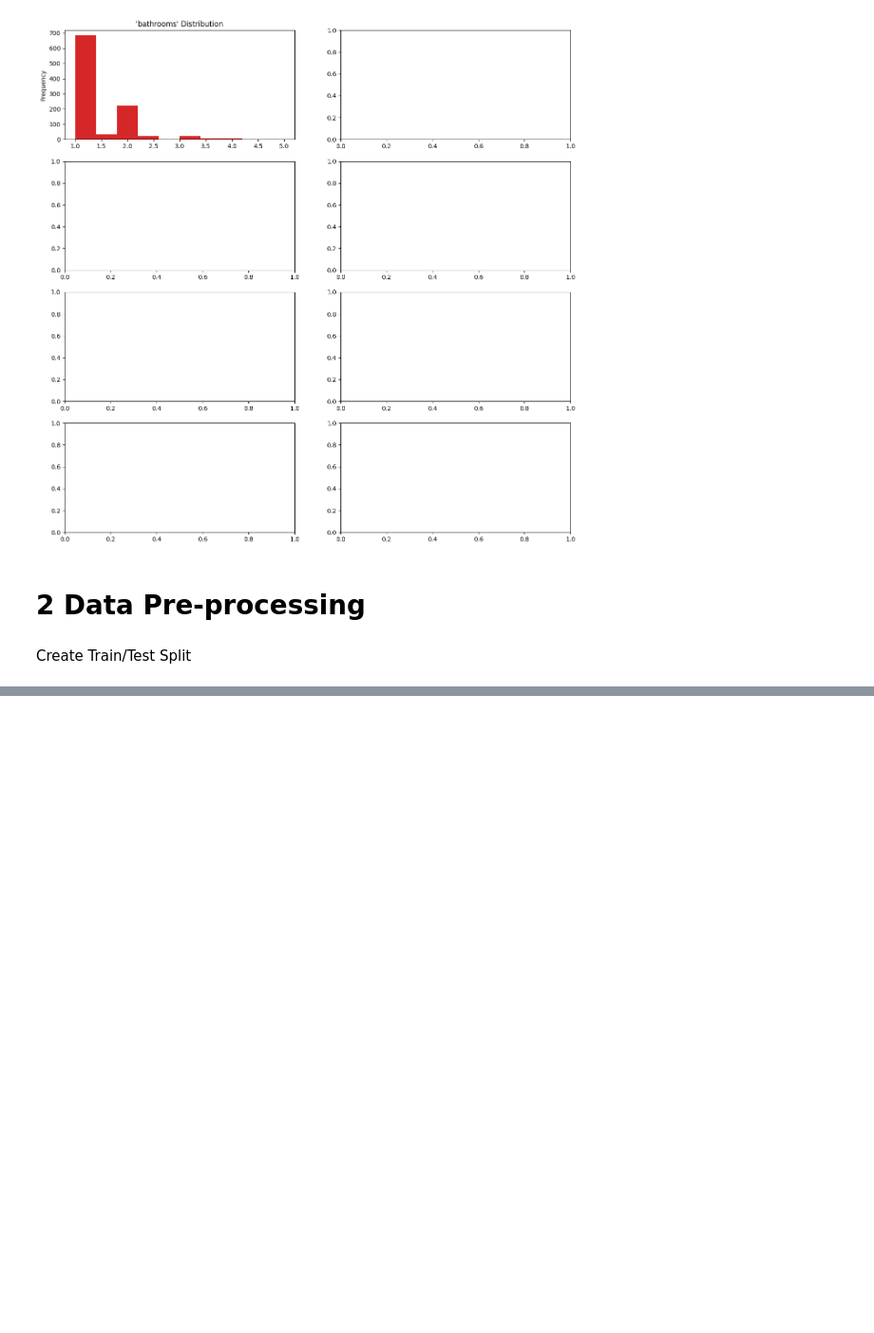
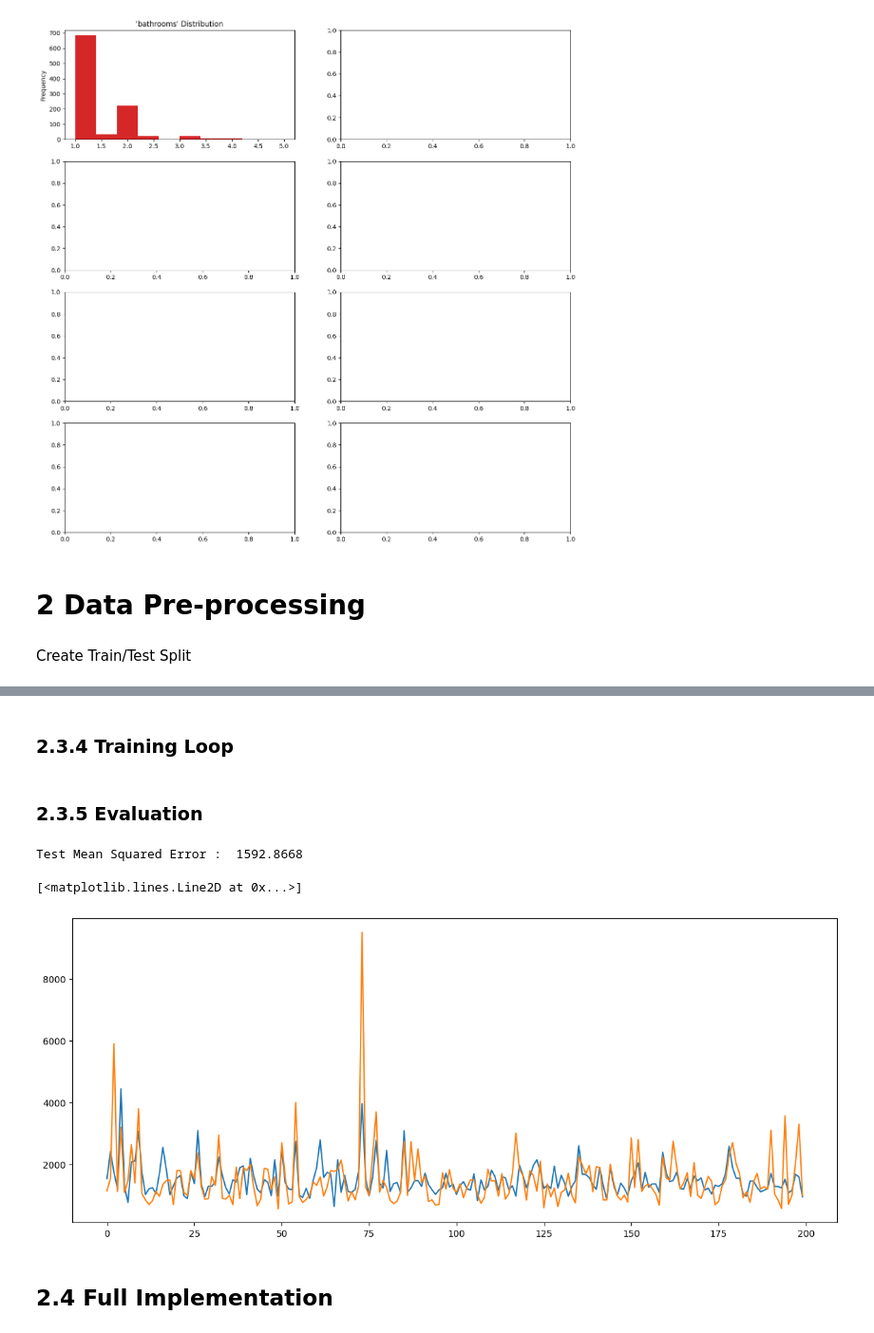
Before and after one commit to jimmyjz1127/MLPApartmentPricePrediction, a Jupyter notebook: apartment_pricing_train.ipynb, the cells around one changed output, grey strips where cells are left out. Shown: that part at 95% size. Drawn from its saved outputs; the diff is of its cells as text; code cells hidden in the pictures; blank space fills up the shorter version.

```diff
--- a/apartment_pricing_train.ipynb
+++ b/apartment_pricing_train.ipynb
@@ -347,0 +449,2 @@ ValueError: Length of values (800) does not match length of index (200)
+# %%
+model = RegressionModel(input_dim=X_train_processed.shape[1])
@@ -347,0 +453,48 @@ ValueError: Length of values (800) does not match length of index (200)
+# %%
+loss_fn = nn.MSELoss()  # mean square error
+optimizer = optim.Adam(model.parameters(), lr=args.lr)
+# %% [markdown]
+### 2.3.4 Training Loop
+# %%
+loss_per_epoch = []
+loss_per_batch = []
+
+for epoch in range(args.epochs):
+    model.train()
+    running_loss = 0
+
+    for X_batch, y_batch in train_loader:
+        optimizer.zero_grad()
+
+        predictions = model(X_batch)
+
+        loss = loss_fn(predictions, y_batch)
+        loss.backward()
+
+        optimizer.step()
+
+        running_loss += loss.item()
+        loss_per_batch.append(loss.item())
+
+    loss_per_epoch.append(running_loss)
+# %% [markdown]
+### 2.3.5 Evaluation
+# %%
+model.eval()
+y_test_pred = model(torch.tensor(X_test_processed, dtype=torch.float32))
+
+test_mse = loss_fn(y_test_pred, torch.tensor(y_test_processed.reshape(-1,1), dtype=torch.float32))
+# %%
+print("Test Mean Squared Error : ", np.sqrt(test_mse.detach().numpy()))
+# %% [output]
+Test Mean Squared Error :  1592.8668
+# %%
+plt.figure(figsize=(15,6))
+
+plt.plot([i for i in range(len(y_test))], y_test_pred.detach().numpy())
+plt.plot([i for i in range(len(y_test))], y_test)
+# %% [output]
+[<matplotlib.lines.Line2D at 0x...>]
+[figure, added]
+# %% [markdown]
+## 2.4 Full Implementation
```
Also changed, not shown: parts of 27 cells of this notebook.
